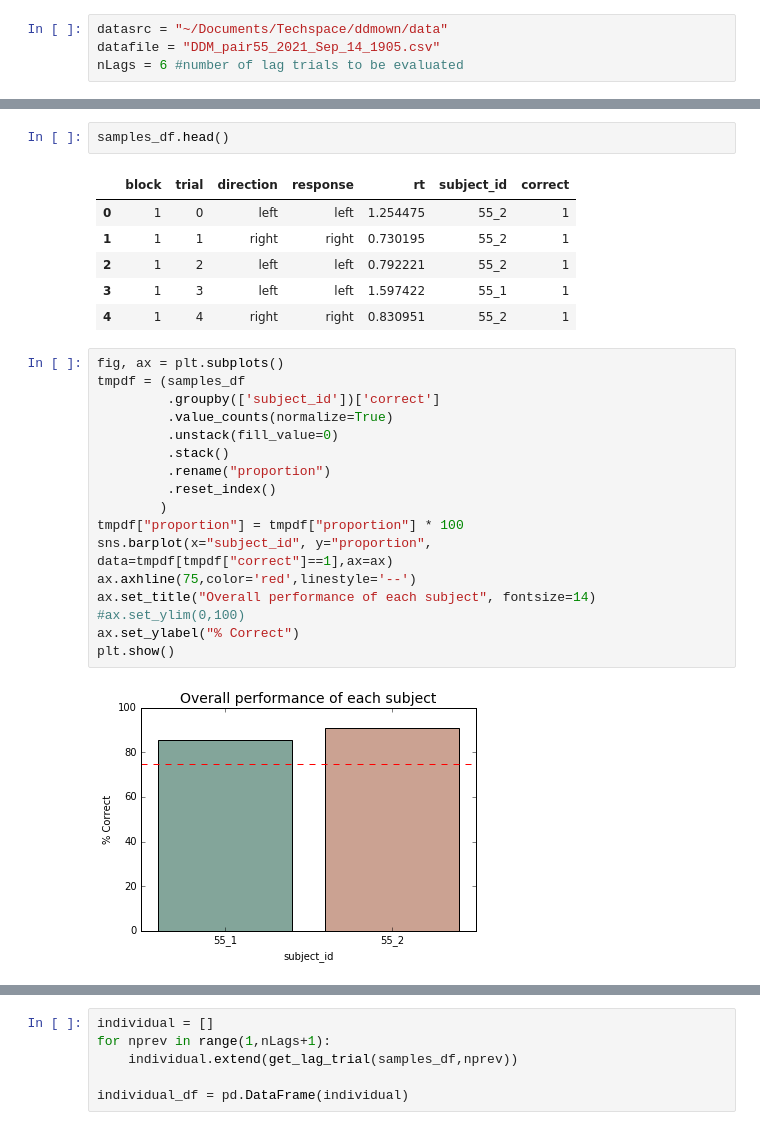
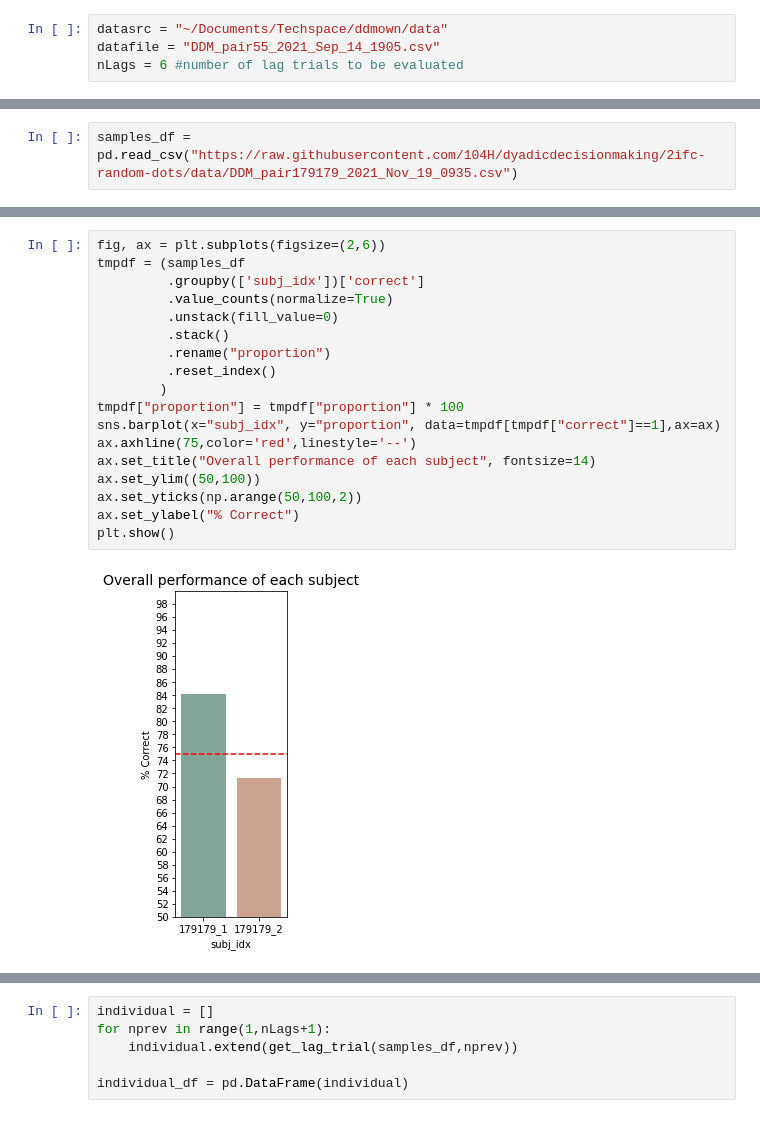
Before and after one commit to 104H/dyadicdecisionmaking, a Jupyter notebook: dataanalysis/post_experiment.ipynb, the cells around one changed output, grey strips where cells are left out. Cells and saved outputs as stored; diff of their text form.

```diff
--- a/dataanalysis/post_experiment.ipynb
+++ b/dataanalysis/post_experiment.ipynb
@@ -14,0 +19,2 @@ samples_df = pd.read_csv(os.path.join(datasrc,datafile))
+# %%
+samples_df = pd.read_csv("https://raw.githubusercontent.com/104H/dyadicdecisionmaking/2ifc-random-dots/data/DDM_pair179179_2021_Nov_19_0935.csv")
@@ -158,30 +174,22 @@ subjects = samples_df['subject_id'].unique()
-# %%
-samples_df.head()
-# %% [output]
-|  | block | trial | direction | response | rt | subject_id | correct |
-| 0 | 1 | 0 | left | left | 1.254475 | 55_2 | 1 |
-| 1 | 1 | 1 | right | right | 0.730195 | 55_2 | 1 |
-| 2 | 1 | 2 | left | left | 0.792221 | 55_2 | 1 |
-| 3 | 1 | 3 | left | left | 1.597422 | 55_1 | 1 |
-| 4 | 1 | 4 | right | right | 0.830951 | 55_2 | 1 |
 # %%
-fig, ax = plt.subplots()
+fig, ax = plt.subplots(figsize=(2,6))
 tmpdf = (samples_df
-         .groupby(['subject_id'])['correct']
+         .groupby(['subj_idx'])['correct']
          .value_counts(normalize=True)
          .unstack(fill_value=0)
          .stack()
          .rename("proportion")
          .reset_index()
         )
 tmpdf["proportion"] = tmpdf["proportion"] * 100
-sns.barplot(x="subject_id", y="proportion", data=tmpdf[tmpdf["correct"]==1],ax=ax)
+sns.barplot(x="subj_idx", y="proportion", data=tmpdf[tmpdf["correct"]==1],ax=ax)
 ax.axhline(75,color='red',linestyle='--')
 ax.set_title("Overall performance of each subject", fontsize=14)
-#ax.set_ylim(0,100)
+ax.set_ylim((50,100))
+ax.set_yticks(np.arange(50,100,2))
 ax.set_ylabel("% Correct")
 plt.show()
 # %% [output]
-[figure, old version]
+[figure, new version]
 # %%
 tmpdf = (samples_df
```
Also changed, not shown: parts of 22 cells of this notebook.
